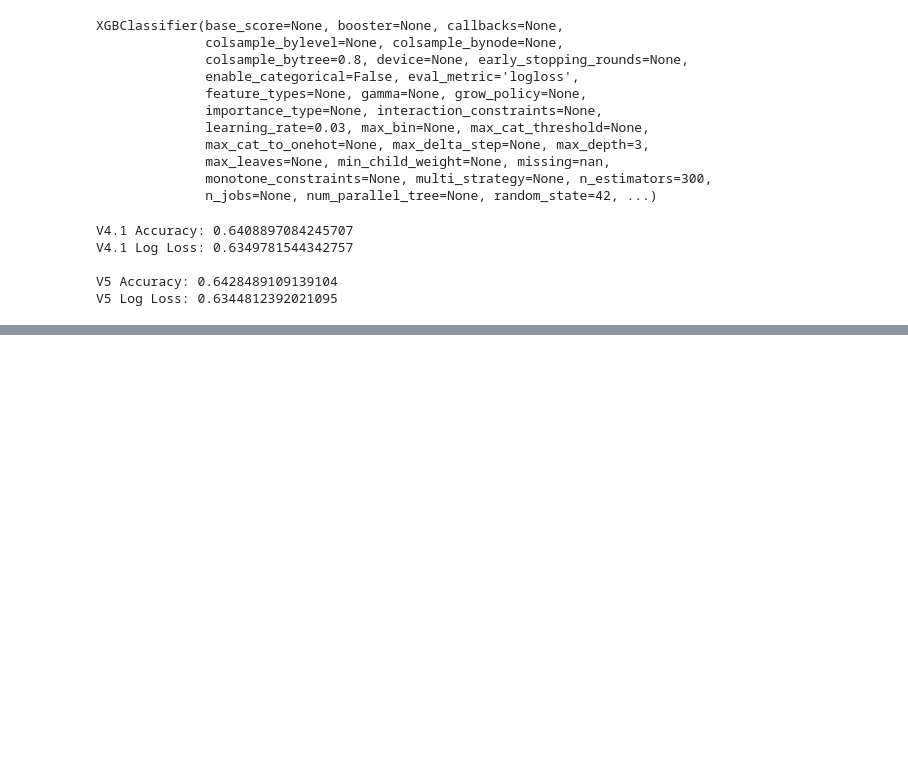
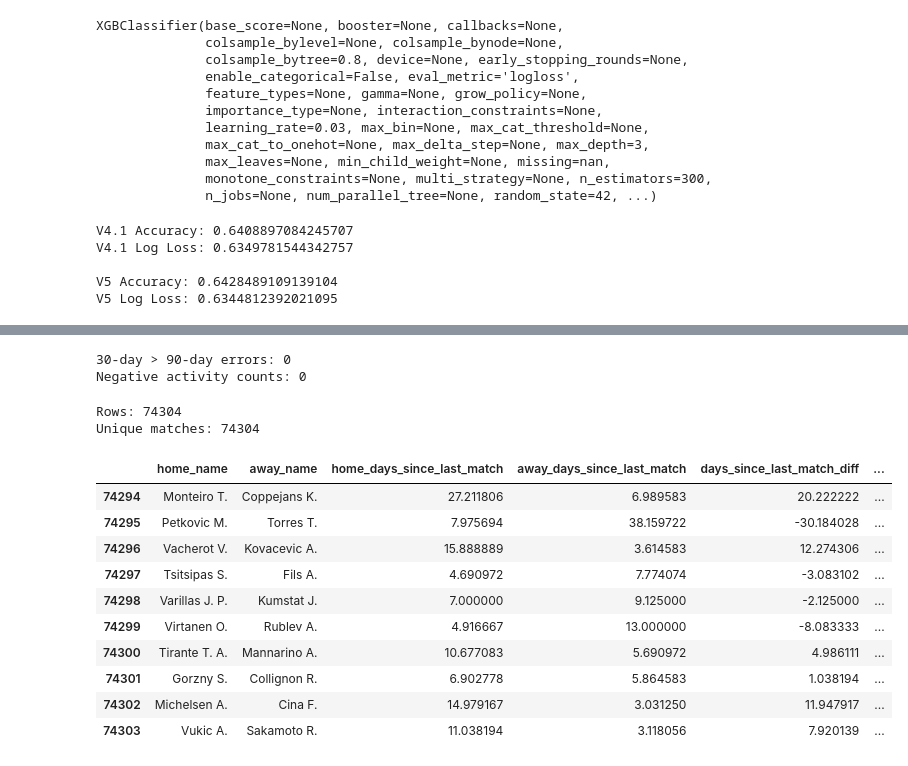
Before and after one commit to chirag330/Tennis-ML-Predictor---US-Open, a Jupyter notebook: Main.ipynb, the cells around one changed output, grey strips where cells are left out. Drawn from its saved outputs; the diff is of its cells as text; code cells hidden in the pictures; blank space fills up the shorter version.

```diff
--- a/Main.ipynb
+++ b/Main.ipynb
@@ -3372,0 +3616,20 @@ V5 Log Loss: 0.6344812392021095
+# %%
+print(
+    "30-day > 90-day errors:",
+    (
+        player_history["matches_last_30_days"]
+        > player_history["matches_last_90_days"]
+    ).sum()
+)
+
+print(
+    "Negative activity counts:",
+    (
+        player_history[
+            ["matches_last_30_days", "matches_last_90_days"]
+        ] < 0
+    ).sum().sum()
+)
+# %% [output]
+30-day > 90-day errors: 0
+Negative activity counts: 0
@@ -3372,0 +3651,58 @@ V5 Log Loss: 0.6344812392021095
+# %%
+home_activity = home_activity.rename(columns={
+    feature: f"home_{feature}"
+    for feature in activity_features
+})
+
+away_activity = away_activity.rename(columns={
+    feature: f"away_{feature}"
+    for feature in activity_features
+})
+# %%
+model_data_v6 = model_data_v5.merge(
+    home_activity,
+    on="match_id",
+    how="left"
+)
+
+model_data_v6 = model_data_v6.merge(
+    away_activity,
+    on="match_id",
+    how="left"
+)
+# %%
+for feature in activity_features:
+    model_data_v6[f"{feature}_diff"] = (
+        model_data_v6[f"home_{feature}"]
+        - model_data_v6[f"away_{feature}"]
+    )
+# %%
+print("Rows:", len(model_data_v6))
+print("Unique matches:", model_data_v6["match_id"].nunique())
+
+model_data_v6[[
+    "home_name",
+    "away_name",
+    "home_days_since_last_match",
+    "away_days_since_last_match",
+    "days_since_last_match_diff",
+    "home_matches_last_30_days",
+    "away_matches_last_30_days",
+    "matches_last_30_days_diff",
+    "home_career_matches_before",
+    "away_career_matches_before"
+]].tail(10)
+# %% [output]
+Rows: 74304
+Unique matches: 74304
+|  | home_name | away_name | home_days_since_last_match | away_days_since_last_match | days_since_last_match_diff | ... |
+| 74294 | Monteiro T. | Coppejans K. | 27.211806 | 6.989583 | 20.222222 | ... |
+| 74295 | Petkovic M. | Torres T. | 7.975694 | 38.159722 | -30.184028 | ... |
+| 74296 | Vacherot V. | Kovacevic A. | 15.888889 | 3.614583 | 12.274306 | ... |
+| 74297 | Tsitsipas S. | Fils A. | 4.690972 | 7.774074 | -3.083102 | ... |
+| 74298 | Varillas J. P. | Kumstat J. | 7.000000 | 9.125000 | -2.125000 | ... |
+| 74299 | Virtanen O. | Rublev A. | 4.916667 | 13.000000 | -8.083333 | ... |
+| 74300 | Tirante T. A. | Mannarino A. | 10.677083 | 5.690972 | 4.986111 | ... |
+| 74301 | Gorzny S. | Collignon R. | 6.902778 | 5.864583 | 1.038194 | ... |
+| 74302 | Michelsen A. | Cina F. | 14.979167 | 3.031250 | 11.947917 | ... |
+| 74303 | Vukic A. | Sakamoto R. | 11.038194 | 3.118056 | 7.920139 | ... |
```
Also changed, not shown: parts of 34 cells of this notebook, 7 other files.
